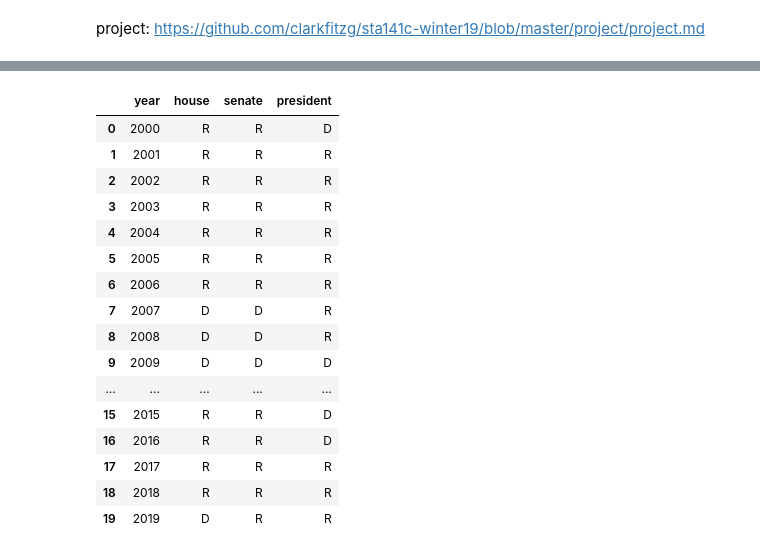
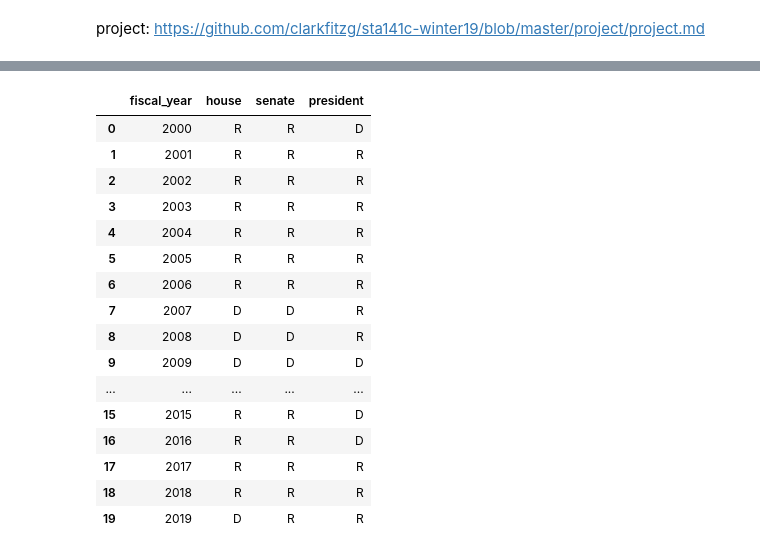
Before and after one commit to nathanjchan/sta141c-project, a Jupyter notebook: exploratory_data_analysis.ipynb, the cells around one changed output, grey strips where cells are left out. Saved outputs shown, nothing was run; the diff lists cells and outputs as text; code cells hidden in the pictures.

```diff
--- a/exploratory_data_analysis.ipynb
+++ b/exploratory_data_analysis.ipynb
@@ -8,10 +39,11 @@ agg = pd.read_csv("agg.csv")
 # %%
 # created parties.xlsx based on https://en.wikipedia.org/wiki/Party_divisions_of_United_States_Congresses
 
 parties = pd.read_excel("parties.xlsx")
+parties.columns.values[[0]] = "fiscal_year"
 parties
 # %% [output]
-|  | year | house | senate | president |
+|  | fiscal_year | house | senate | president |
 | 0 | 2000 | R | R | D |
 | 1 | 2001 | R | R | R |
 | 2 | 2002 | R | R | R |
```
Also changed, not shown: parts of 6 cells of this notebook, 2 other files.
